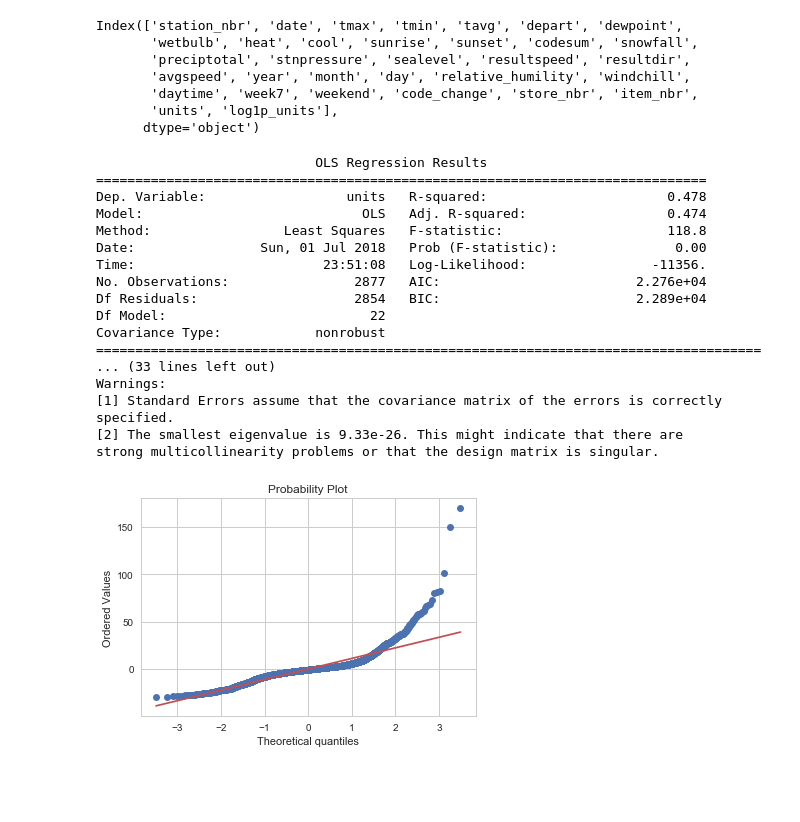
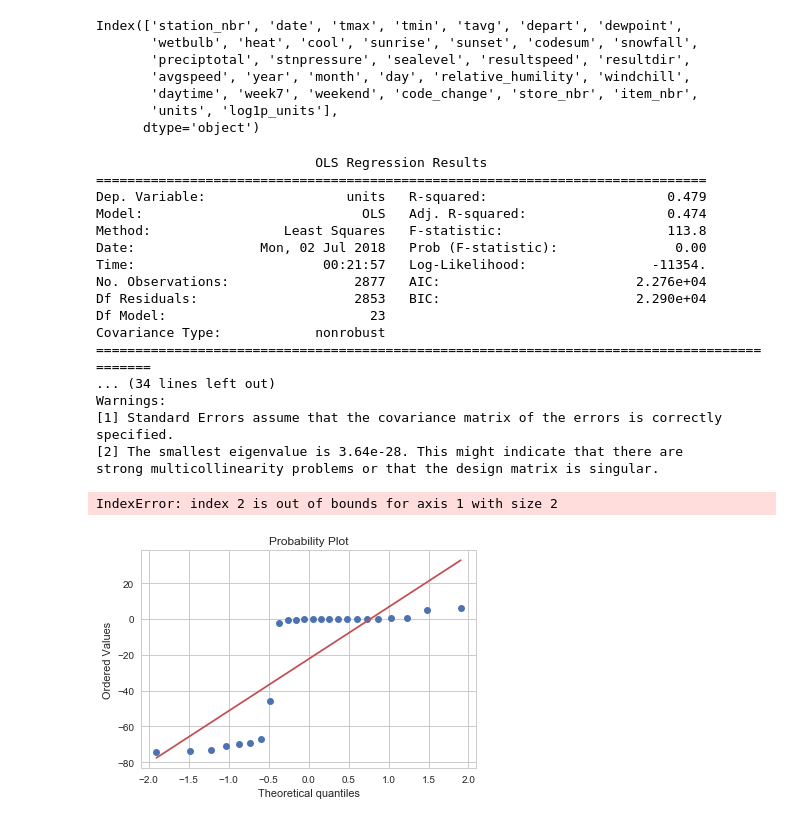
Before and after one commit to Junhojuno/Walmart-sales-in-stormy-weather, a Jupyter notebook: weather2_code/station1.ipynb, the cells around one changed output. Drawn from its saved outputs; the diff is of its cells as text; code cells hidden in the pictures; blank space fills up the shorter version.

```diff
--- a/weather2_code/station1.ipynb
+++ b/weather2_code/station1.ipynb
@@ -90,39 +90,41 @@ Index(['station_nbr', 'date', 'tmax', 'tmin', 'tavg', 'depart', 'dewpoint',
        'units', 'log1p_units'],
       dtype='object')
 # %%
-model = sm.OLS.from_formula('units ~ tmax + tmin + tavg + dewpoint + wetbulb + heat + cool \
-                            + preciptotal + stnpressure + sealevel + resultspeed \
-                            + avgspeed + relative_humility + windchill + C(item_nbr) + C(store_nbr) + code_change + weekend + 0', data=station)
+model = sm.OLS.from_formula('units ~ scale(tmax) + scale(tmin) + scale(tavg) + scale(dewpoint) + scale(wetbulb) + scale(heat) + scale(cool) \
+                            + scale(preciptotal) + scale(stnpressure) + scale(sealevel) + scale(resultspeed) \
+                            + scale(avgspeed) + scale(relative_humility) + scale(windchill) + C(item_nbr) + C(store_nbr) + C(code_change) + C(weekend) + 0', data=station)
 result = model.fit()
 # %%
 print(result.summary())
 # %% [output]
                             OLS Regression Results
 ==============================================================================
-Dep. Variable:                  units   R-squared:                       0.478
+Dep. Variable:                  units   R-squared:                       0.479
 Model:                            OLS   Adj. R-squared:                  0.474
-Method:                 Least Squares   F-statistic:                     118.8
-Date:                Sun, 01 Jul 2018   Prob (F-statistic):               0.00
-Time:                        23:51:08   Log-Likelihood:                -11356.
+Method:                 Least Squares   F-statistic:                     113.8
+Date:                Mon, 02 Jul 2018   Prob (F-statistic):               0.00
+Time:                        00:21:57   Log-Likelihood:                -11354.
 No. Observations:                2877   AIC:                         2.276e+04
-Df Residuals:                    2854   BIC:                         2.289e+04
-Df Model:                          22
+Df Residuals:                    2853   BIC:                         2.290e+04
+Df Model:                          23
 Covariance Type:            nonrobust
-=====================================================================================
-... (33 lines left out)
+============================================================================================
+... (34 lines left out)
 Warnings:
 [1] Standard Errors assume that the covariance matrix of the errors is correctly specified.
-[2] The smallest eigenvalue is 9.33e-26. This might indicate that there are
+[2] The smallest eigenvalue is 3.64e-28. This might indicate that there are
 strong multicollinearity problems or that the design matrix is singular.
 # %%
 from statsmodels.stats.outliers_influence import variance_inflation_factor
 
 vif = pd.DataFrame()
-vif["VIF Factor"] = [variance_inflation_factor(dfX.values, i) for i in range(dfX.shape[1])]
-vif["features"] = dfX.columns
-vif
+vif["VIF Factor"] = [variance_inflation_factor(station[['tavg','dewpoint']].values, i) for i in range(station.shape[1])]
+vif["features"] = station.columns
+vif["VIF Factor"]
+# %% [output]
+IndexError: index 2 is out of bounds for axis 1 with size 2
 # %%
-sp.stats.probplot(result.resid, plot=plt)
+sp.stats.probplot(result., plot=plt)
 plt.show()
 # %% [output]
-[figure, old version]
+[figure, new version]
```
Also changed, not shown: parts of 2 cells of this notebook.
